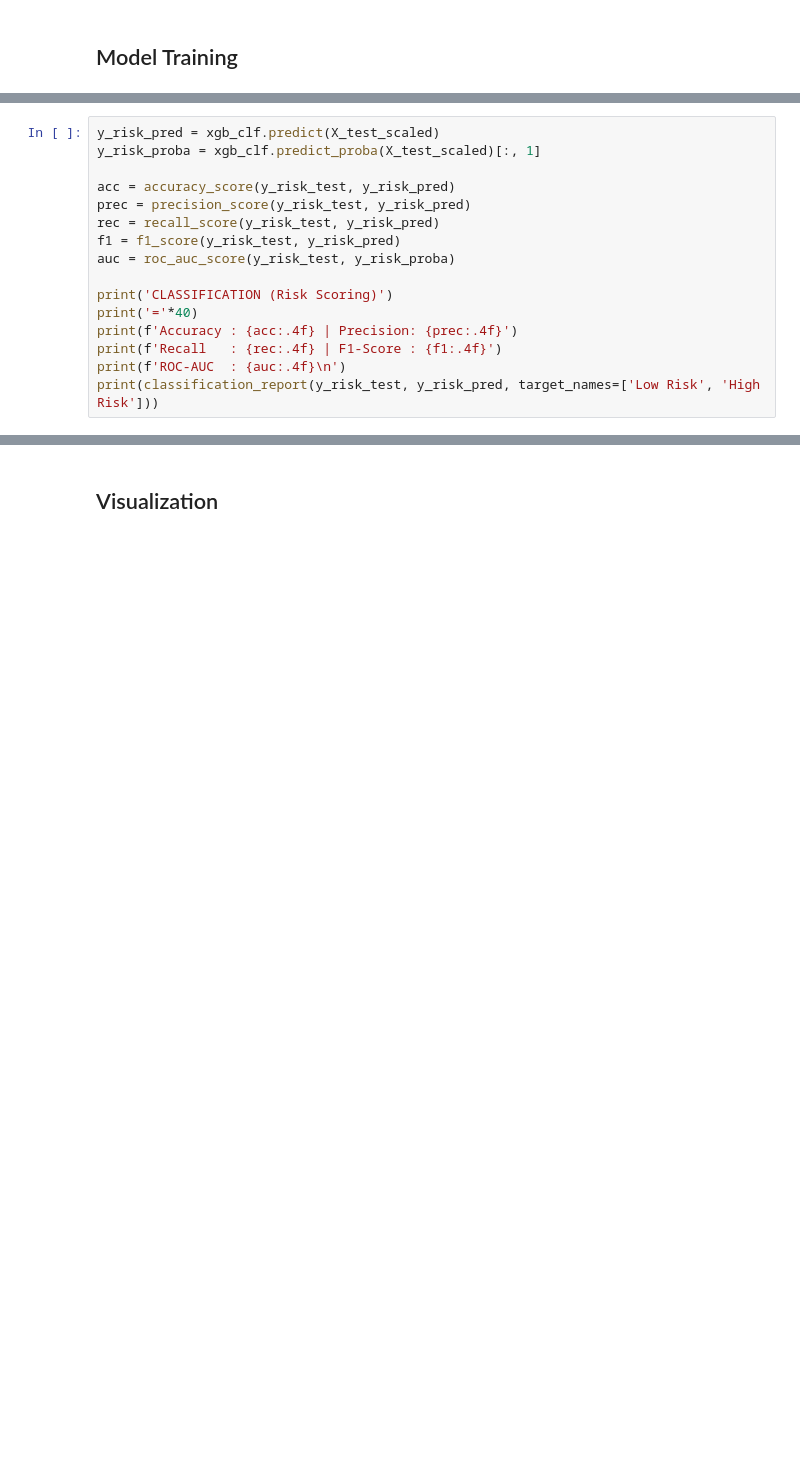
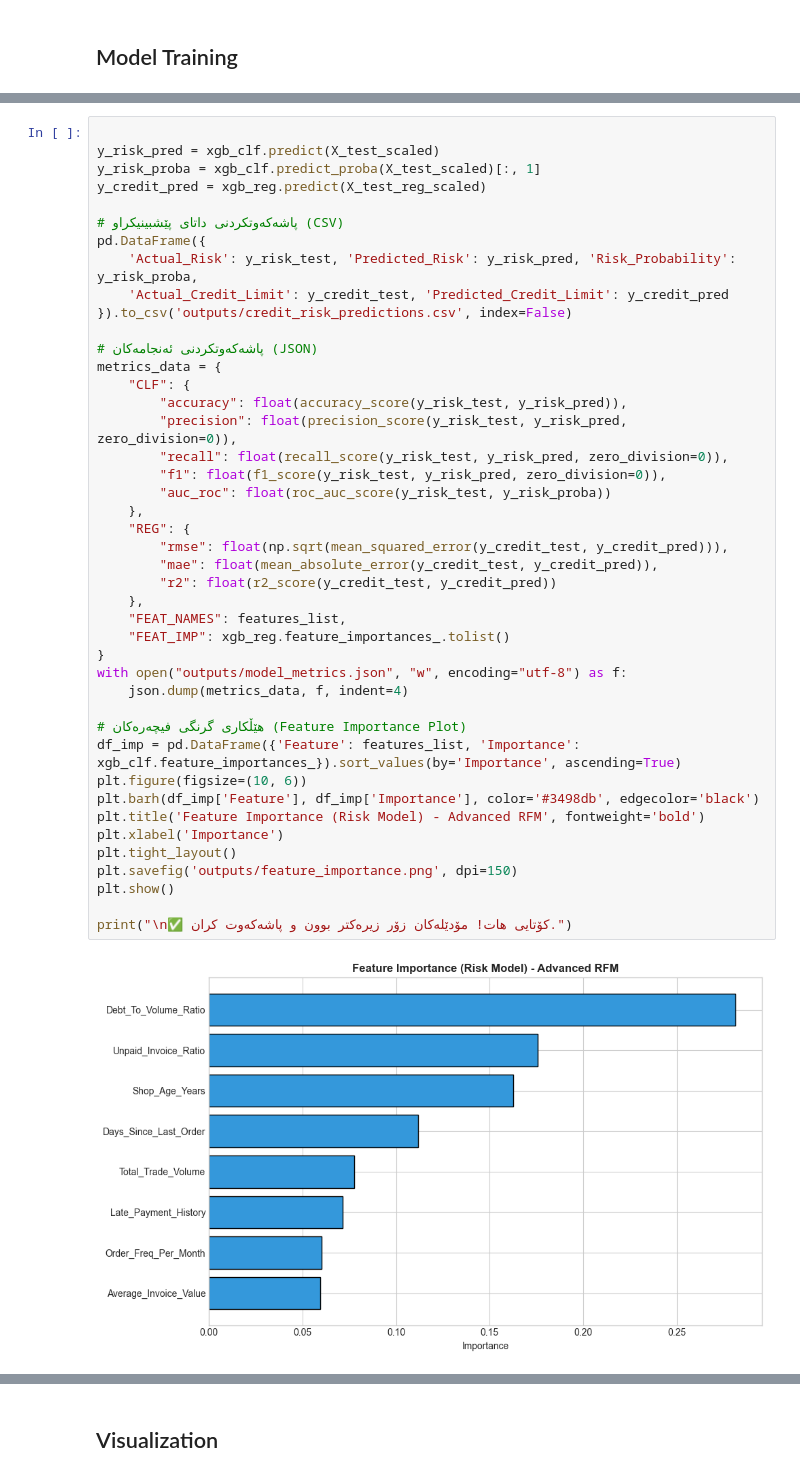
Before and after one commit to UmedJaMala/Credit-Risk-Scoring-ML, a Jupyter notebook: Credit_Limit_Risk_Scoring.ipynb, the cells around one changed output, grey strips where cells are left out. Drawn from its saved outputs; the diff is of its cells as text; blank space fills up the shorter version.

Commit message:
feat: update credit risk scoring models, add dataset, and improve evaluation artifacts

```diff
--- a/Credit_Limit_Risk_Scoring.ipynb
+++ b/Credit_Limit_Risk_Scoring.ipynb
@@ -241,17 +187,45 @@ Fitting 5 folds for each of 20 candidates, totalling 100 fits
 # %%
+
 y_risk_pred = xgb_clf.predict(X_test_scaled)
 y_risk_proba = xgb_clf.predict_proba(X_test_scaled)[:, 1]
+y_credit_pred = xgb_reg.predict(X_test_reg_scaled)
 
-acc = accuracy_score(y_risk_test, y_risk_pred)
-prec = precision_score(y_risk_test, y_risk_pred)
-rec = recall_score(y_risk_test, y_risk_pred)
-f1 = f1_score(y_risk_test, y_risk_pred)
-auc = roc_auc_score(y_risk_test, y_risk_proba)
+# پاشەکەوتکردنی داتای پێشبینیکراو (CSV)
+pd.DataFrame({
+    'Actual_Risk': y_risk_test, 'Predicted_Risk': y_risk_pred, 'Risk_Probability': y_risk_proba,
+    'Actual_Credit_Limit': y_credit_test, 'Predicted_Credit_Limit': y_credit_pred
+}).to_csv('outputs/credit_risk_predictions.csv', index=False)
 
-print('CLASSIFICATION (Risk Scoring)')
-print('='*40)
-print(f'Accuracy : {acc:.4f} | Precision: {prec:.4f}')
-print(f'Recall   : {rec:.4f} | F1-Score : {f1:.4f}')
-print(f'ROC-AUC  : {auc:.4f}\n')
-print(classification_report(y_risk_test, y_risk_pred, target_names=['Low Risk', 'High Risk']))
+# پاشەکەوتکردنی ئەنجامەکان (JSON)
+metrics_data = {
+    "CLF": {
+        "accuracy": float(accuracy_score(y_risk_test, y_risk_pred)),
+        "precision": float(precision_score(y_risk_test, y_risk_pred, zero_division=0)),
+        "recall": float(recall_score(y_risk_test, y_risk_pred, zero_division=0)),
+        "f1": float(f1_score(y_risk_test, y_risk_pred, zero_division=0)),
+        "auc_roc": float(roc_auc_score(y_risk_test, y_risk_proba))
+    },
+    "REG": {
+        "rmse": float(np.sqrt(mean_squared_error(y_credit_test, y_credit_pred))),
+        "mae": float(mean_absolute_error(y_credit_test, y_credit_pred)),
+        "r2": float(r2_score(y_credit_test, y_credit_pred))
+    },
+    "FEAT_NAMES": features_list,
+    "FEAT_IMP": xgb_reg.feature_importances_.tolist()
+}
+with open("outputs/model_metrics.json", "w", encoding="utf-8") as f:
+    json.dump(metrics_data, f, indent=4)
+
+# هێڵکاری گرنگی فیچەرەکان (Feature Importance Plot)
+df_imp = pd.DataFrame({'Feature': features_list, 'Importance': xgb_clf.feature_importances_}).sort_values(by='Importance', ascending=True)
+plt.figure(figsize=(10, 6))
+plt.barh(df_imp['Feature'], df_imp['Importance'], color='#3498db', edgecolor='black')
+plt.title('Feature Importance (Risk Model) - Advanced RFM', fontweight='bold')
+plt.xlabel('Importance')
+plt.tight_layout()
+plt.savefig('outputs/feature_importance.png', dpi=150)
+plt.show()
+
+print("\n✅ کۆتایی هات! مۆدێلەکان زۆر زیرەکتر بوون و پاشەکەوت کران.")
 # %% [output]
+[figure, added]
```
Also changed, not shown: parts of 14 cells of this notebook, 12 other files.
